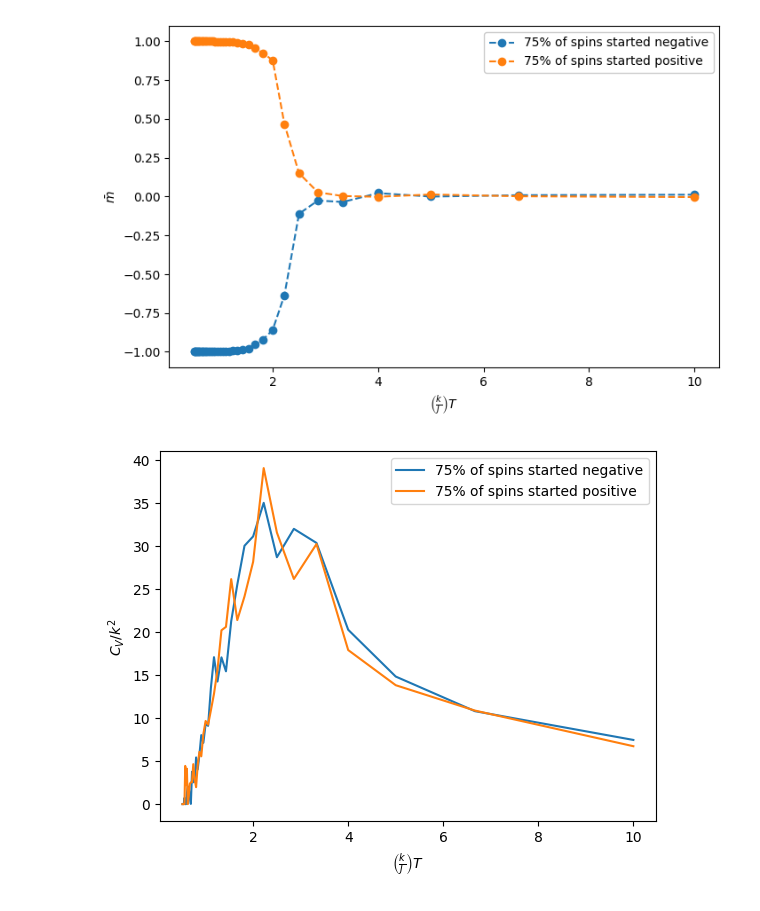
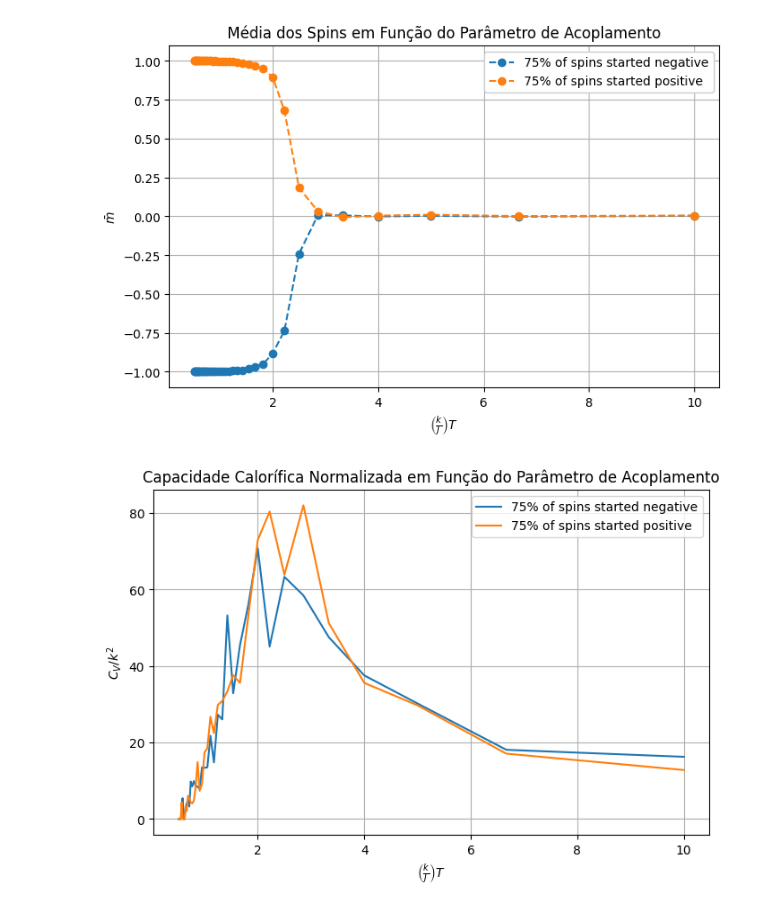
Before and after one commit to matheusmeteoro/saturn, a Jupyter notebook: modelodeising/isingmodel.ipynb, the cells around one changed output. Drawn from its saved outputs; the diff is of its cells as text; code cells hidden in the pictures.

```diff
--- a/modelodeising/isingmodel.ipynb
+++ b/modelodeising/isingmodel.ipynb
@@ -5,7 +5,7 @@ import numba
 from numba import njit
 from scipy.ndimage import convolve, generate_binary_structure
 # %%
-N = 50
+N = 100
 init_random = np.random.random((N,N))
 lattice_n = np.zeros((N, N))
 lattice_n[init_random>=0.75] = 1
@@ -152,7 +152,8 @@ def metropolis(spin_arr, times, BJ, energy):
 
     return net_spins, net_energy
 # %%
-bj = 0.2
+bj = 0.4
+
 spins, energies = metropolis(lattice_n, 1000000, bj, get_energy(lattice_n))
 # %%
 #À esquerda: A média dos spins (spins/N**2) ao longo dos passos do algoritmo, o que pode representar a evolução do magnetismo médio no sistema.
@@ -220,19 +234,26 @@ ms_p, E_means_p, E_stds_p = get_spin_energy(lattice_p, BJs)
 # %%
+# Criar o gráfico
 plt.figure(figsize=(8,5))
 plt.plot(1/BJs, ms_n, 'o--', label='75% of spins started negative')
 plt.plot(1/BJs, ms_p, 'o--', label='75% of spins started positive')
 plt.xlabel(r'$\left(\frac{k}{J}\right)T$')
 plt.ylabel(r'$\bar{m}$')
+plt.title('Média dos Spins em Função do Parâmetro de Acoplamento')
 plt.legend(facecolor='white', framealpha=1)
+plt.grid(True)
 plt.show()
 # %% [output]
-[figure, old version]
+[figure, new version]
 # %%
-plt.plot(1/BJs, E_stds_n*BJs, label='75% of spins started negative')
-plt.plot(1/BJs, E_stds_p*BJs, label='75% of spins started positive')
+# Criar o gráfico
+plt.figure(figsize=(8,5))
+plt.plot(1/BJs, E_stds_n * BJs, label='75% of spins started negative')
+plt.plot(1/BJs, E_stds_p * BJs, label='75% of spins started positive')
 plt.xlabel(r'$\left(\frac{k}{J}\right)T$')
 plt.ylabel(r'$C_V / k^2$')
+plt.title('Capacidade Calorífica Normalizada em Função do Parâmetro de Acoplamento')
 plt.legend()
+plt.grid(True)
 plt.show()
 # %% [output]
-[figure, old version]
+[figure, new version]
```
Also changed, not shown: parts of 12 cells of this notebook, 9 other files.
